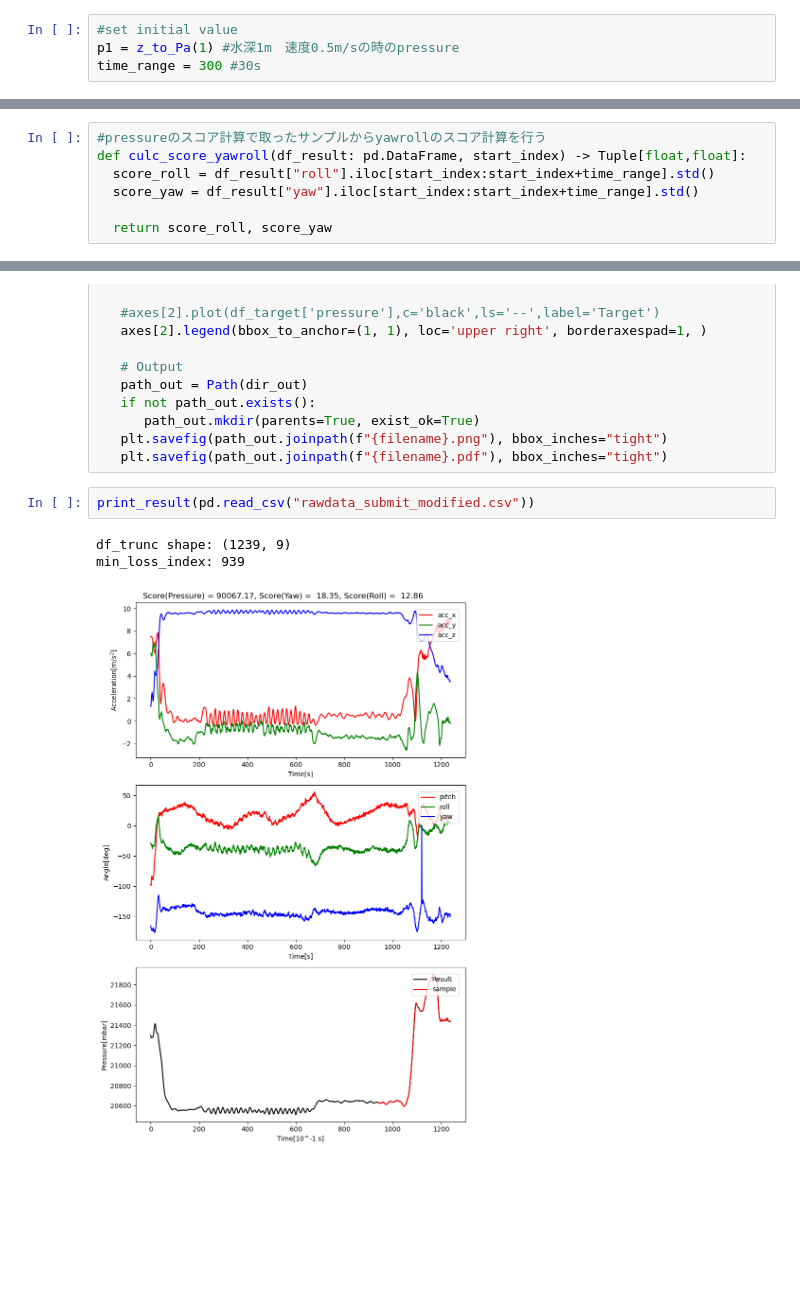
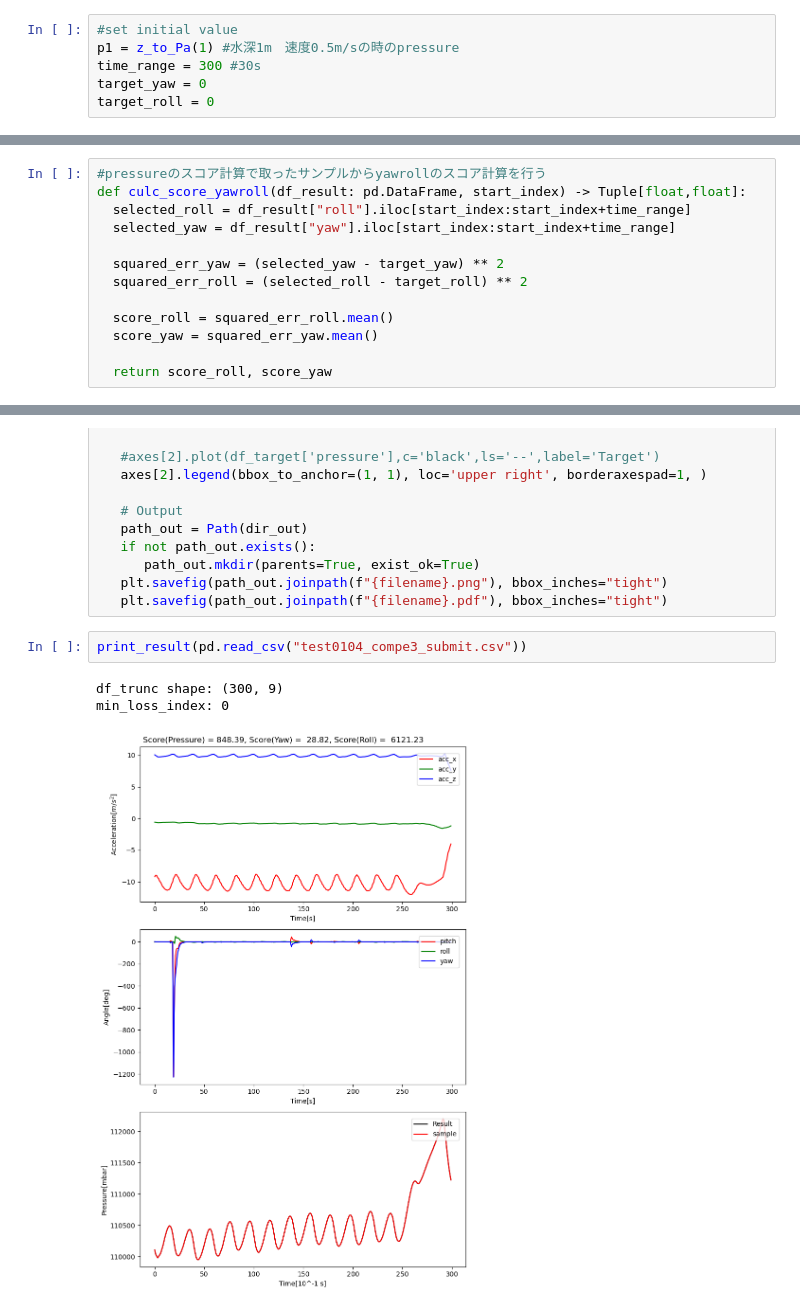
Before and after one commit to shiokoala/ouyou, a Jupyter notebook: score3.ipynb, the cells around one changed output, grey strips where cells are left out. Saved outputs shown, nothing was run; the diff lists cells and outputs as text; blank space fills up the shorter version.

Commit message:
score_yaw,score_rollの変更
単なる標準偏差から、二乗誤差平均をスコアとして算出する形に変更

```diff
--- a/score3.ipynb
+++ b/score3.ipynb
@@ -19,6 +19,8 @@ def z_to_Pa(z:float, v=0.5):
 #set initial value
 p1 = z_to_Pa(1) #水深1m　速度0.5m/sの時のpressure
 time_range = 300 #30s
+target_yaw = 0
+target_roll = 0
 # %%
 def normalize(df_result: pd.DataFrame) -> pd.DataFrame:
     if df_result.shape[1] != 9:
@@ -63,8 +65,14 @@ def score(df_result: pd.DataFrame, target_pressure: float) -> Tuple[float,int]:
 # %%
 #pressureのスコア計算で取ったサンプルからyawrollのスコア計算を行う
 def culc_score_yawroll(df_result: pd.DataFrame, start_index) -> Tuple[float,float]:
-  score_roll = df_result["roll"].iloc[start_index:start_index+time_range].std()
-  score_yaw = df_result["yaw"].iloc[start_index:start_index+time_range].std()
+  selected_roll = df_result["roll"].iloc[start_index:start_index+time_range]
+  selected_yaw = df_result["yaw"].iloc[start_index:start_index+time_range]
+
+  squared_err_yaw = (selected_yaw - target_yaw) ** 2
+  squared_err_roll = (selected_roll - target_roll) ** 2
+
+  score_roll = squared_err_roll.mean()
+  score_yaw = squared_err_yaw.mean()
 
   return score_roll, score_yaw
 # %%
@@ -117,8 +125,8 @@ def print_result(df_result:pd.DataFrame, dir_out='./output/', filename=datetime.
    plt.savefig(path_out.joinpath(f"{filename}.png"), bbox_inches="tight")
    plt.savefig(path_out.joinpath(f"{filename}.pdf"), bbox_inches="tight")
 # %%
-print_result(pd.read_csv("rawdata_submit_modified.csv"))
+print_result(pd.read_csv("test0104_compe3_submit.csv"))
 # %% [output]
-df_trunc shape: (1239, 9)
-min_loss_index: 939
+df_trunc shape: (300, 9)
+min_loss_index: 0
-[figure, old version]
+[figure, new version]
```
Also changed, not shown: 2 other files.
